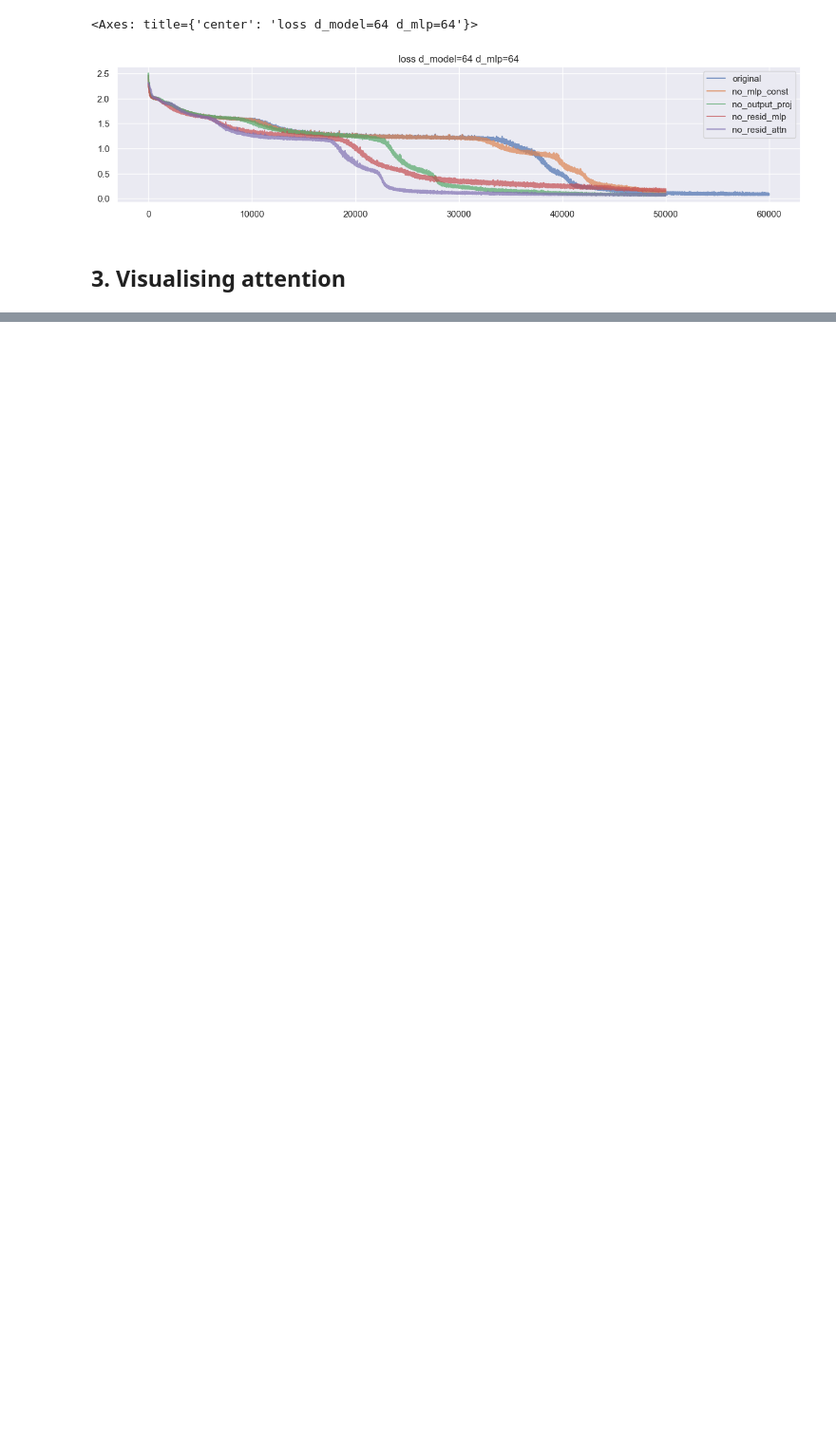
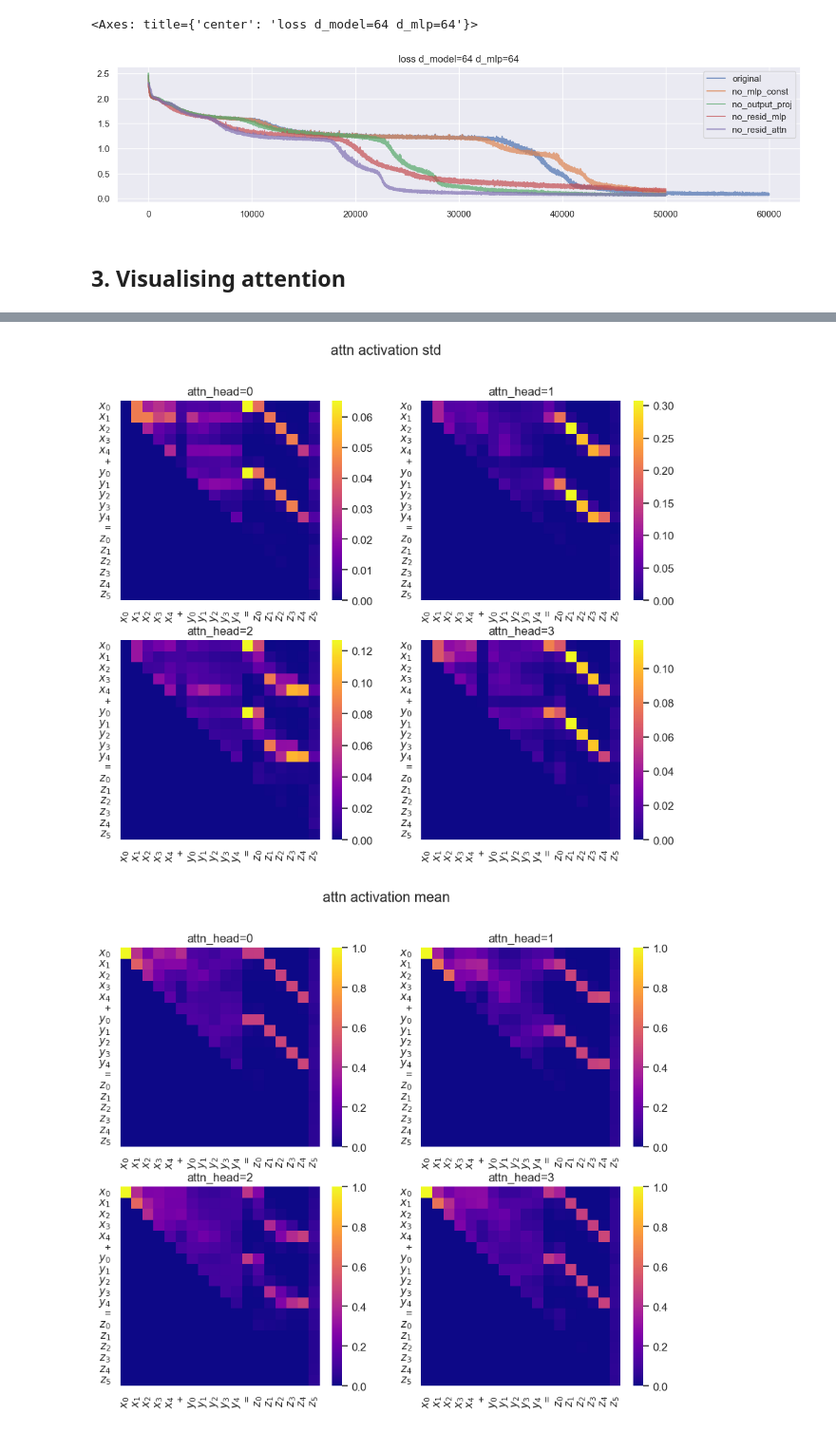
Before and after one commit to tomprimozic/mech_int, a Jupyter notebook: mechanistic_interpretability.ipynb, the cells around one changed output, grey strips where cells are left out. Shown: that part at 95% size. Drawn from its saved outputs; the diff is of its cells as text; code cells hidden in the pictures; blank space fills up the shorter version.

Commit message:
add attention visualisations

```diff
--- a/mechanistic_interpretability.ipynb
+++ b/mechanistic_interpretability.ipynb
@@ -126,0 +129,3 @@ But that's still way too big for any kind of manual analysis, so... I tried anot
+# %%
+model = load_model(d_model=256, d_mlp=256)
+show_attn(model, 2093, 2113)
@@ -126,0 +159,13 @@ But that's still way too big for any kind of manual analysis, so... I tried anot
+# %%
+cache = {}
+model.cache_all(cache)
+with th.inference_mode():
+  logits = model(tokens).detach().cpu().to(th.float64)
+model.remove_all_hooks()
+
+labels = [f'$x_{i}$' for i in range(5)] + ['+'] + [f'$y_{i}$' for i in range(5)] + ['='] + [f'$z_{i}$' for i in range(6)]
+plot_attn(cache['blocks.0.attn.hook_attn'].numpy().std(axis=0), labels=labels, color_palette='plasma', color_center=False, plotly=False, title='attn activation std')
+plot_attn(cache['blocks.0.attn.hook_attn'].numpy().mean(axis=0), labels=labels, color_palette='plasma', color_center=False, plotly=False, title='attn activation mean')
+# %% [output]
+[figure, added]
+[figure, added]
```
Also changed, not shown: parts of 8 cells of this notebook, 1 other file.
